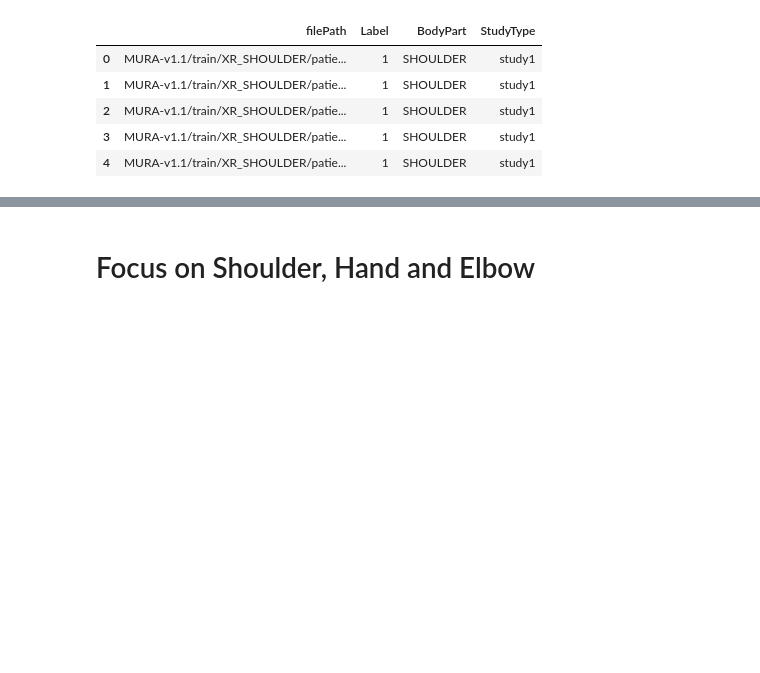
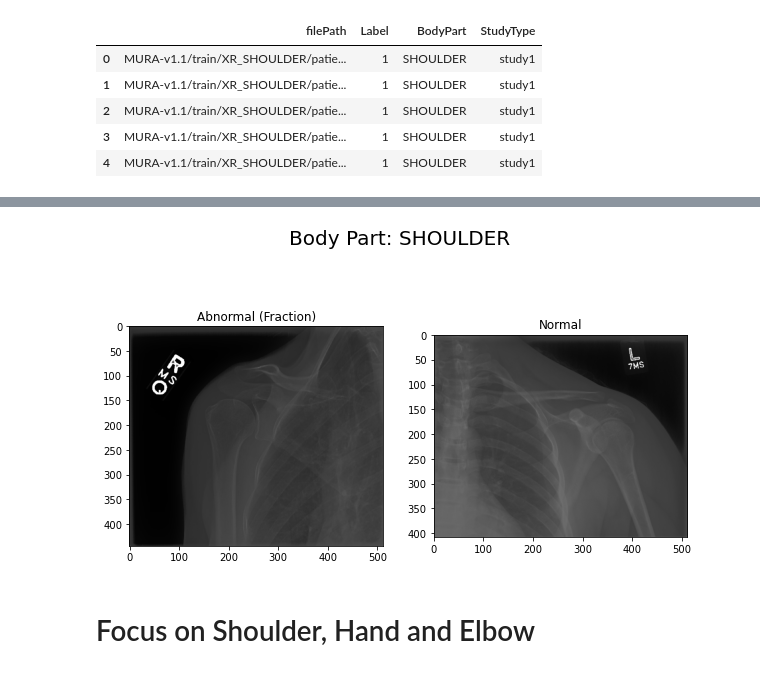
Before and after one commit to DanielFadlon/helthcare-bone-fractures, a Jupyter notebook: bone-fractures.ipynb, the cells around one changed output, grey strips where cells are left out. Drawn from its saved outputs; the diff is of its cells as text; code cells hidden in the pictures; blank space fills up the shorter version.

```diff
--- a/bone-fractures.ipynb
+++ b/bone-fractures.ipynb
@@ -184,2 +231,6 @@ X_train.head()
+# %%
+compare_normal_and_abnormal('SHOULDER')
+# %% [output]
+[figure, added]
 # %% [markdown]
 # Focus on Shoulder, Hand and Elbow
```
Also changed, not shown: parts of 28 cells of this notebook, 13 other files.
